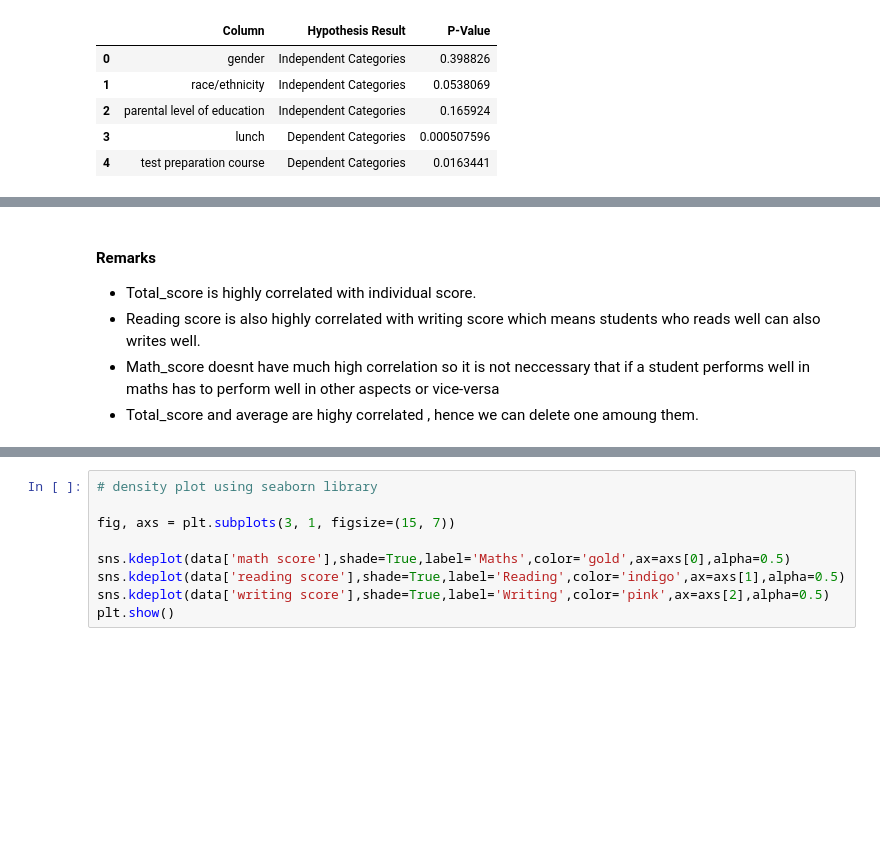
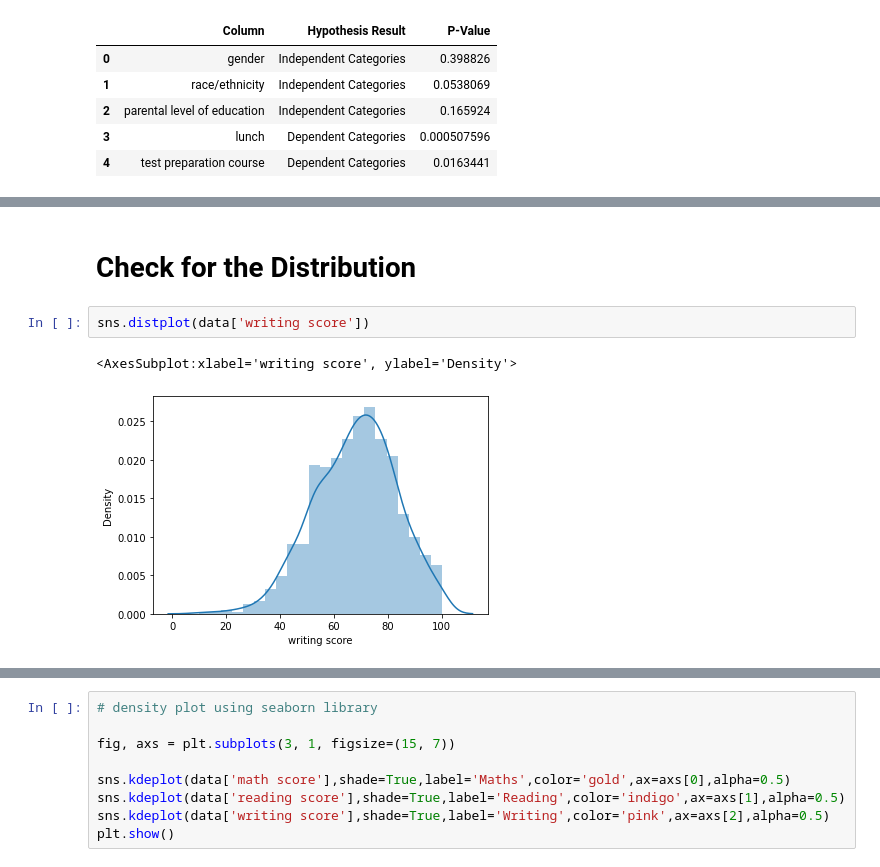
Before and after one commit to ravi0dubey/Linear_Regression_Student_Performance, a Jupyter notebook: Feature_Engineering_Student_Performance.ipynb, the cells around one changed output, grey strips where cells are left out. Cells and saved outputs as stored; diff of their text form; blank space fills up the shorter version.

```diff
--- a/Feature_Engineering_Student_Performance.ipynb
+++ b/Feature_Engineering_Student_Performance.ipynb
@@ -305,6 +195,7 @@ plt.show()
-# %% [markdown]
-#### Remarks
-- Total_score is highly correlated with individual score.
-- Reading score is also highly correlated with writing score which means students who reads well can also writes well.
-- Math_score doesnt have much high correlation so it is not neccessary that if a student performs well in maths has to perform well in other aspects or vice-versa
-- Total_score and average are highy correlated , hence we can delete one amoung them.
+# %% [markdown]
+# Check for the Distribution
+# %%
+sns.distplot(data['writing score'])
+# %% [output]
+<AxesSubplot:xlabel='writing score', ylabel='Density'>
+[figure, added]
```
Also changed, not shown: parts of 33 cells of this notebook.
